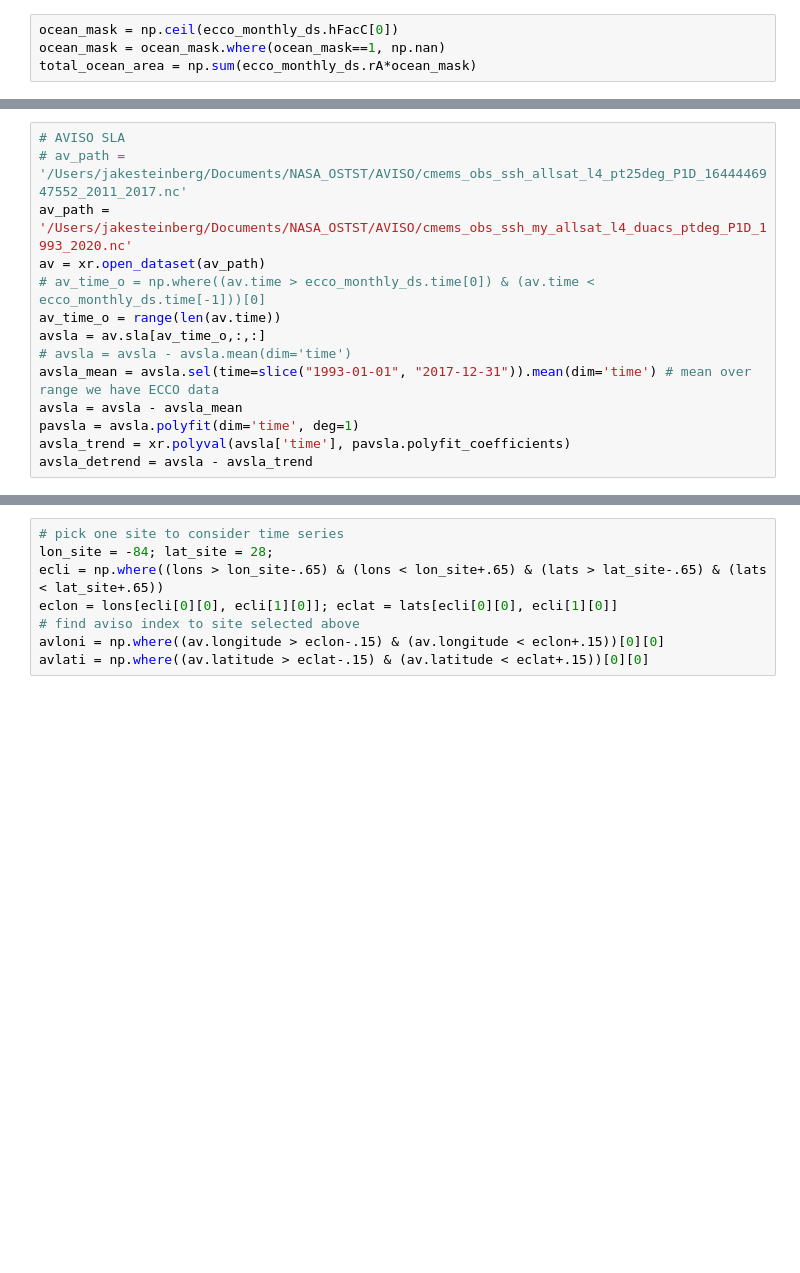
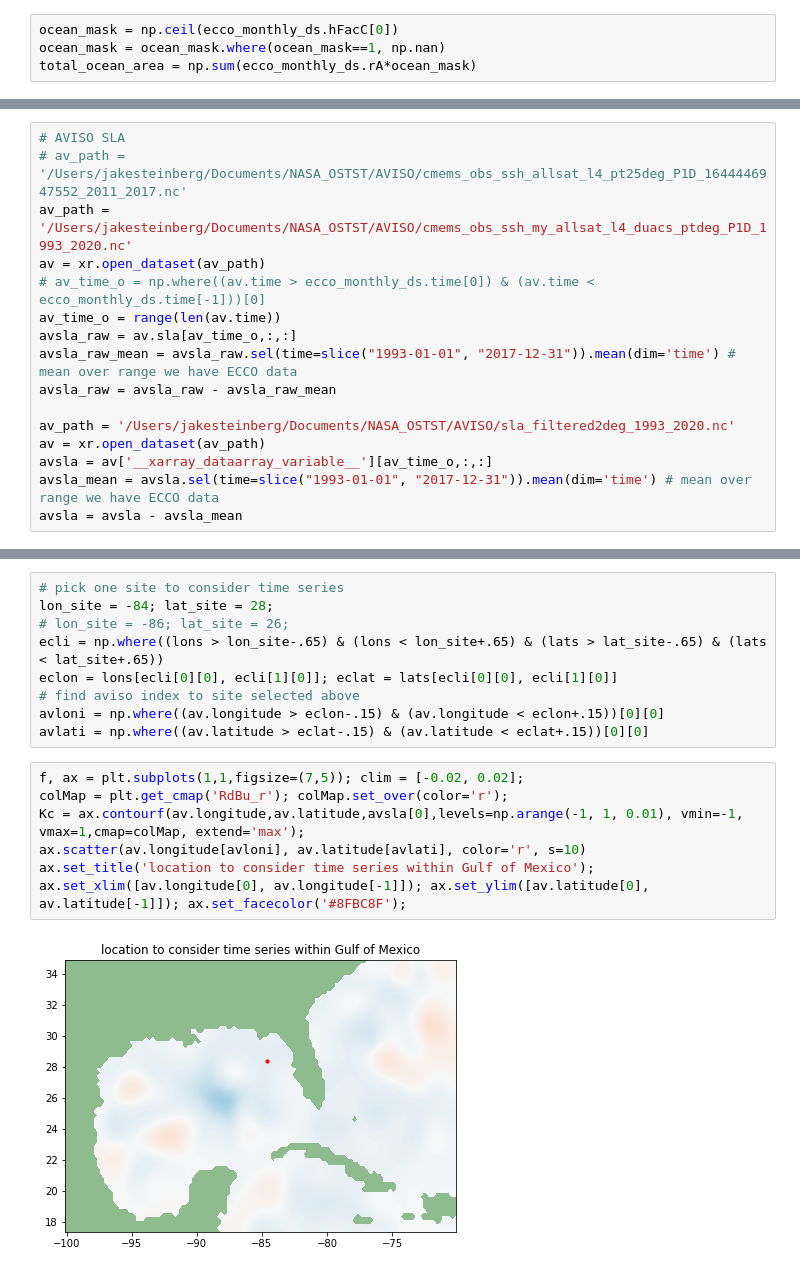
Before and after one commit to jakesteinberg/nasa_ostst, a Jupyter notebook: aviso_trends.ipynb, the cells around one changed output, grey strips where cells are left out. Saved outputs shown, nothing was run; the diff lists cells and outputs as text; blank space fills up the shorter version.

```diff
--- a/aviso_trends.ipynb
+++ b/aviso_trends.ipynb
@@ -61,10 +64,12 @@ av_path = '/Users/jakesteinberg/Documents/NASA_OSTST/AVISO/cmems_obs_ssh_my_alls
 av = xr.open_dataset(av_path)
 # av_time_o = np.where((av.time > ecco_monthly_ds.time[0]) & (av.time < ecco_monthly_ds.time[-1]))[0]
 av_time_o = range(len(av.time))
-avsla = av.sla[av_time_o,:,:]
-# avsla = avsla - avsla.mean(dim='time')
+avsla_raw = av.sla[av_time_o,:,:]
+avsla_raw_mean = avsla_raw.sel(time=slice("1993-01-01", "2017-12-31")).mean(dim='time') # mean over range we have ECCO data
+avsla_raw = avsla_raw - avsla_raw_mean
+
+av_path = '/Users/jakesteinberg/Documents/NASA_OSTST/AVISO/sla_filtered2deg_1993_2020.nc'
+av = xr.open_dataset(av_path)
+avsla = av['__xarray_dataarray_variable__'][av_time_o,:,:]
 avsla_mean = avsla.sel(time=slice("1993-01-01", "2017-12-31")).mean(dim='time') # mean over range we have ECCO data
 avsla = avsla - avsla_mean
-pavsla = avsla.polyfit(dim='time', deg=1)
-avsla_trend = xr.polyval(avsla['time'], pavsla.polyfit_coefficients)
-avsla_detrend = avsla - avsla_trend
@@ -71,9 +95,19 @@ avsla_detrend = avsla - avsla_trend
 # %%
 # pick one site to consider time series
 lon_site = -84; lat_site = 28;
+# lon_site = -86; lat_site = 26;
 ecli = np.where((lons > lon_site-.65) & (lons < lon_site+.65) & (lats > lat_site-.65) & (lats < lat_site+.65))
 eclon = lons[ecli[0][0], ecli[1][0]]; eclat = lats[ecli[0][0], ecli[1][0]]
 # find aviso index to site selected above
 avloni = np.where((av.longitude > eclon-.15) & (av.longitude < eclon+.15))[0][0]
 avlati = np.where((av.latitude > eclat-.15) & (av.latitude < eclat+.15))[0][0]
+# %%
+f, ax = plt.subplots(1,1,figsize=(7,5)); clim = [-0.02, 0.02];
+colMap = plt.get_cmap('RdBu_r'); colMap.set_over(color='r');
+Kc = ax.contourf(av.longitude,av.latitude,avsla[0],levels=np.arange(-1, 1, 0.01), vmin=-1, vmax=1,cmap=colMap, extend='max');
+ax.scatter(av.longitude[avloni], av.latitude[avlati], color='r', s=10)
+ax.set_title('location to consider time series within Gulf of Mexico');
+ax.set_xlim([av.longitude[0], av.longitude[-1]]); ax.set_ylim([av.latitude[0], av.latitude[-1]]); ax.set_facecolor('#8FBC8F');
+# %% [output]
+[figure, added]
 # %%
```
Also changed, not shown: parts of 9 cells of this notebook, 1 other file.
